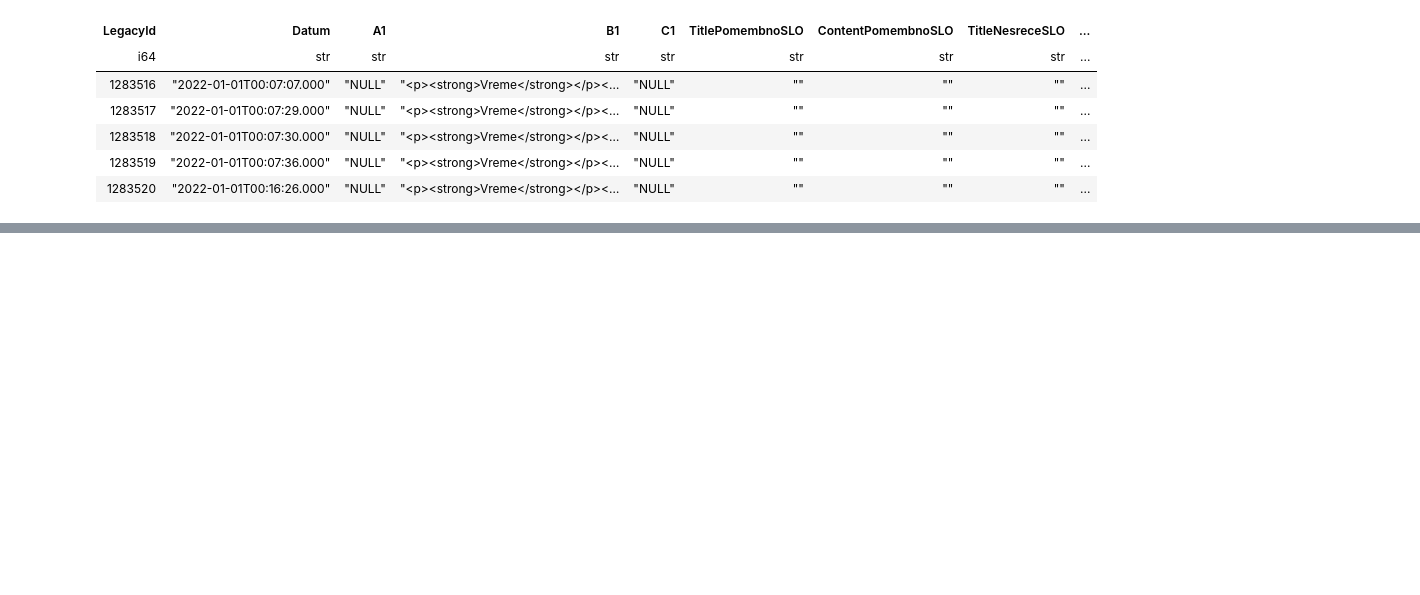
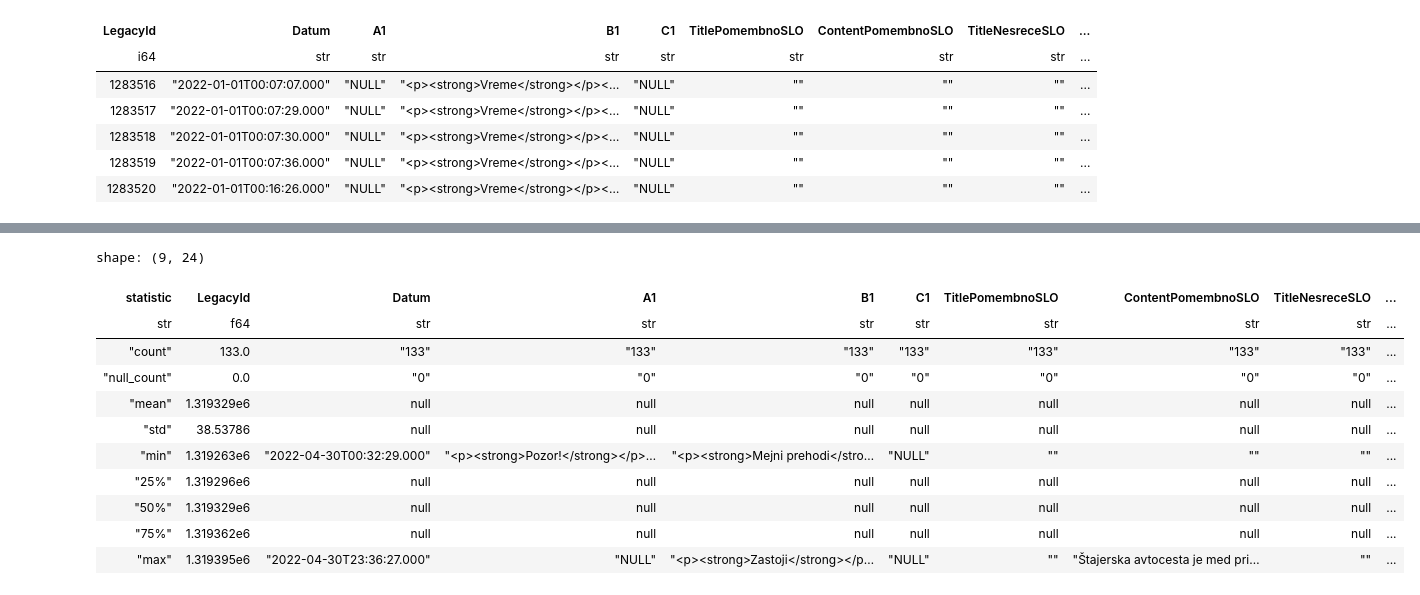
Before and after one commit to MAG-MM/ul-fri-nlp-course-project-2024-2025-nlpmaxxing-rtvslo, a Jupyter notebook: src/data-inspect.ipynb, the cells around one changed output, grey strips where cells are left out. Drawn from its saved outputs; the diff is of its cells as text; code cells hidden in the pictures; blank space fills up the shorter version.

```diff
--- a/src/data-inspect.ipynb
+++ b/src/data-inspect.ipynb
@@ -60,0 +88,21 @@ shape: (5, 4)
+# %%
+dfInputsFiltered = dfInputs.filter(
+    pl.col("Datum").str.contains("2022-04-30")
+)
+
+dfInputsFiltered = dfInputsFiltered.sort(pl.col("Datum"))
+# %%
+dfInputsFiltered.describe()
+# %% [output]
+shape: (9, 24)
+| statistic | LegacyId | Datum | A1 | B1 | C1 | TitlePomembnoSLO | ContentPomembnoSLO | TitleNesreceSLO | ... |
+| str | f64 | str | str | str | str | str | str | str | ... |
+| "count" | 133.0 | "133" | "133" | "133" | "133" | "133" | "133" | "133" | ... |
+| "null_count" | 0.0 | "0" | "0" | "0" | "0" | "0" | "0" | "0" | ... |
+| "mean" | 1.319329e6 | null | null | null | null | null | null | null | ... |
+| "std" | 38.53786 | null | null | null | null | null | null | null | ... |
+| "min" | 1.319263e6 | "2022-04-30T00:32:29.000" | "<p><strong>Pozor!</strong></p>… | "<p><strong>Mejni prehodi</stro… | "NULL" | "" | "" | "" | ... |
+| "25%" | 1.319296e6 | null | null | null | null | null | null | null | ... |
+| "50%" | 1.319329e6 | null | null | null | null | null | null | null | ... |
+| "75%" | 1.319362e6 | null | null | null | null | null | null | null | ... |
+| "max" | 1.319395e6 | "2022-04-30T23:36:27.000" | "NULL" | "<p><strong>Zastoji</strong></p… | "NULL" | "" | "Štajerska avtocesta je med pri… | "" | ... |
```
Also changed, not shown: parts of 9 cells of this notebook, 1 other file.
